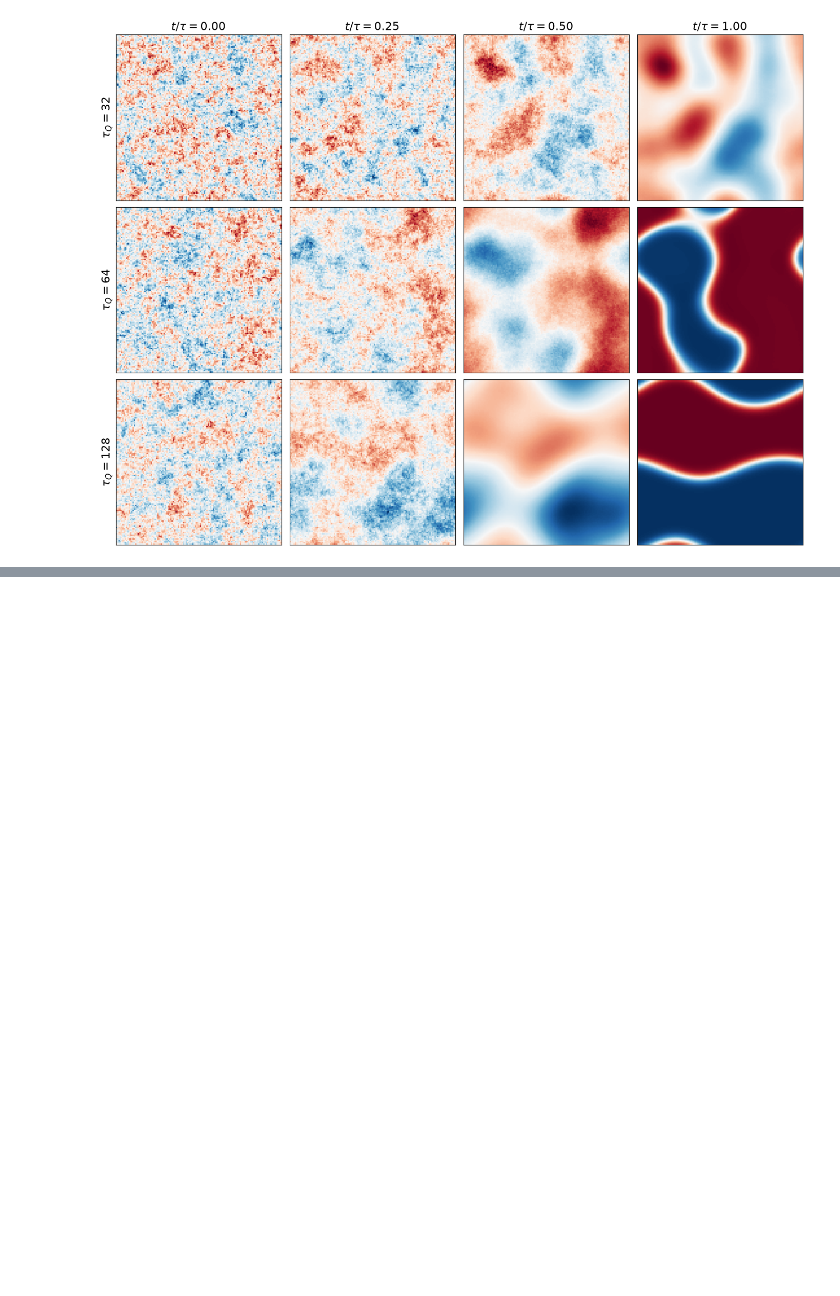
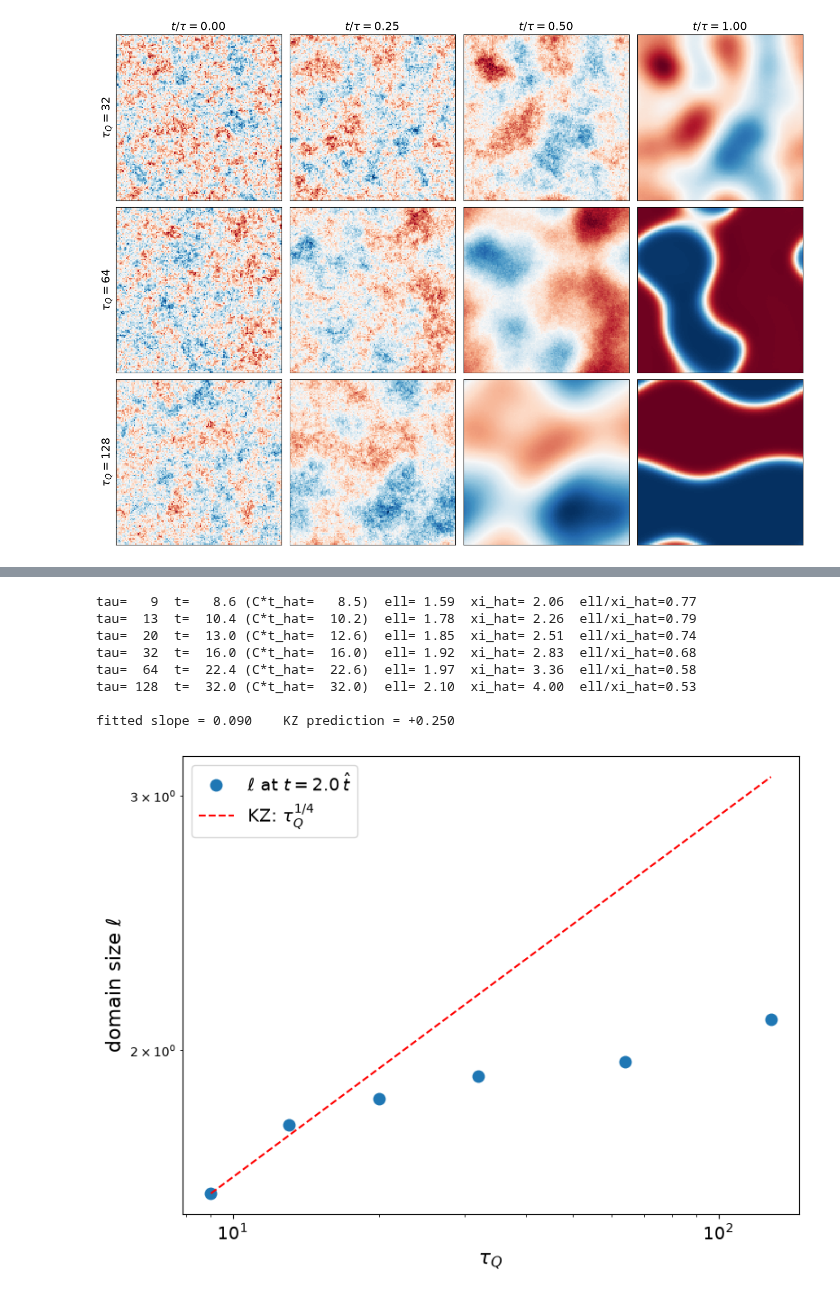
Before and after one commit to KristianMunnikhuis/MachineLearningKZ, a Jupyter notebook: notebooks/02_2D_extension.ipynb, the cells around one changed output, grey strips where cells are left out. Saved outputs shown, nothing was run; the diff lists cells and outputs as text; code cells hidden in the pictures; blank space fills up the shorter version.

```diff
--- a/notebooks/02_2D_extension.ipynb
+++ b/notebooks/02_2D_extension.ipynb
@@ -35,0 +100,43 @@ plt.show()
+# %%
+# ---- inputs ----
+TAUS     = [9, 13, 20, 32, 64, 128]
+C        = 2.0          # measure at t = C * t_hat (try 2 and 3)
+DX       = 0.5
+ETA      = 1.0
+FONTSIZE = 16
+
+taus, ell, ratio = [], [], []
+for tau in TAUS:
+    d = an.load_chunk(tau)
+    N = int(d["N"])
+    t_hat  = np.sqrt(2 * ETA * tau)
+    xi_hat = np.sqrt(2) * (tau / (2 * ETA))**0.25
+    X, t_used = an.snapshot_at(d, C * t_hat)            # nearest stored snapshot
+    w = an.wall_length(X, dx=DX).mean()
+    taus.append(tau); ell.append((N * DX)**2 / w); ratio.append(ell[-1] / xi_hat)
+    print(f"tau={tau:4d}  t={t_used:6.1f} (C*t_hat={C*t_hat:6.1f})  ell={ell[-1]:5.2f}  xi_hat={xi_hat:5.2f}  ell/xi_hat={ratio[-1]:.2f}")
+
+taus, ell = np.array(taus), np.array(ell)
+slope = np.polyfit(np.log(taus), np.log(ell), 1)[0]
+print(f"\nfitted slope = {slope:.3f}    KZ prediction = +0.250")
+
+plt.figure(figsize=(8, 6))
+plt.plot(taus, ell, "o", ms=9, label=rf"$\ell$ at $t = {C}\,\hat t$")
+plt.plot(taus, ell[0] * (taus / taus[0])**0.25, "r--", lw=1.5, label=r"KZ: $\tau_Q^{1/4}$")
+plt.xscale("log"); plt.yscale("log")
+plt.xlabel(r"$\tau_Q$", fontsize=FONTSIZE)
+plt.ylabel(r"domain size $\ell$", fontsize=FONTSIZE)
+plt.tick_params(labelsize=FONTSIZE - 2)
+plt.legend(fontsize=FONTSIZE - 2)
+plt.tight_layout()
+plt.show()
+# %% [output]
+tau=   9  t=   8.6 (C*t_hat=   8.5)  ell= 1.59  xi_hat= 2.06  ell/xi_hat=0.77
+tau=  13  t=  10.4 (C*t_hat=  10.2)  ell= 1.78  xi_hat= 2.26  ell/xi_hat=0.79
+tau=  20  t=  13.0 (C*t_hat=  12.6)  ell= 1.85  xi_hat= 2.51  ell/xi_hat=0.74
+tau=  32  t=  16.0 (C*t_hat=  16.0)  ell= 1.92  xi_hat= 2.83  ell/xi_hat=0.68
+tau=  64  t=  22.4 (C*t_hat=  22.6)  ell= 1.97  xi_hat= 3.36  ell/xi_hat=0.58
+tau= 128  t=  32.0 (C*t_hat=  32.0)  ell= 2.10  xi_hat= 4.00  ell/xi_hat=0.53
+
+fitted slope = 0.090    KZ prediction = +0.250
+[figure, added]
```
Also changed, not shown: parts of 4 cells of this notebook, 11 other files.
